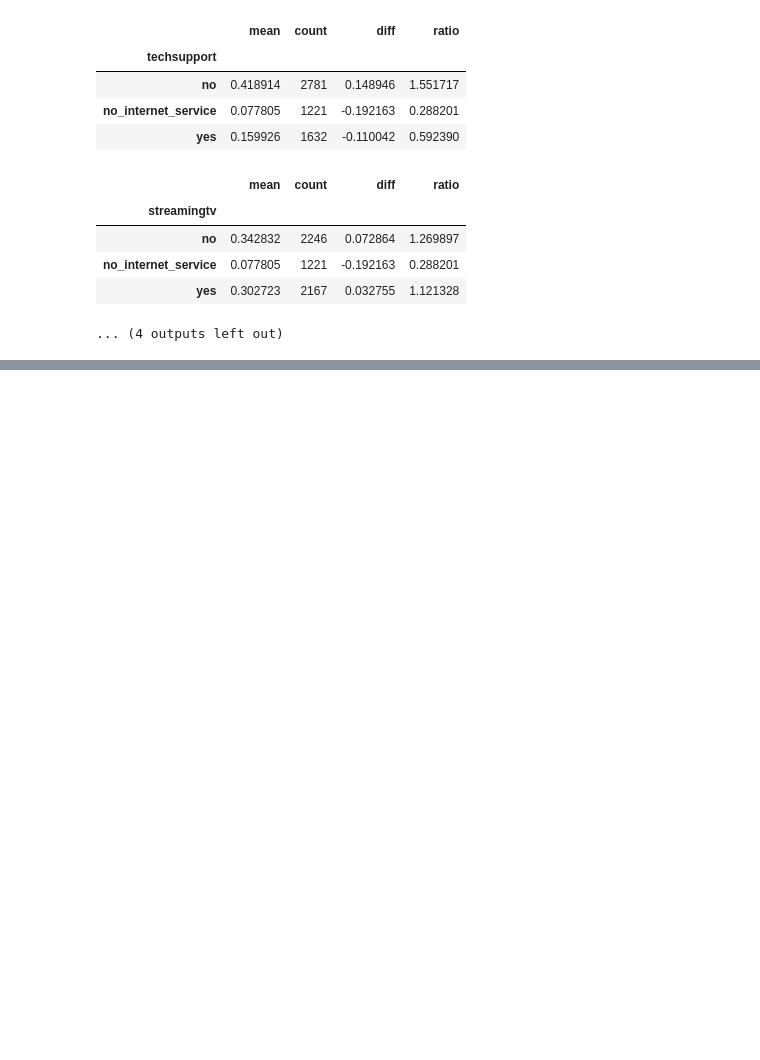
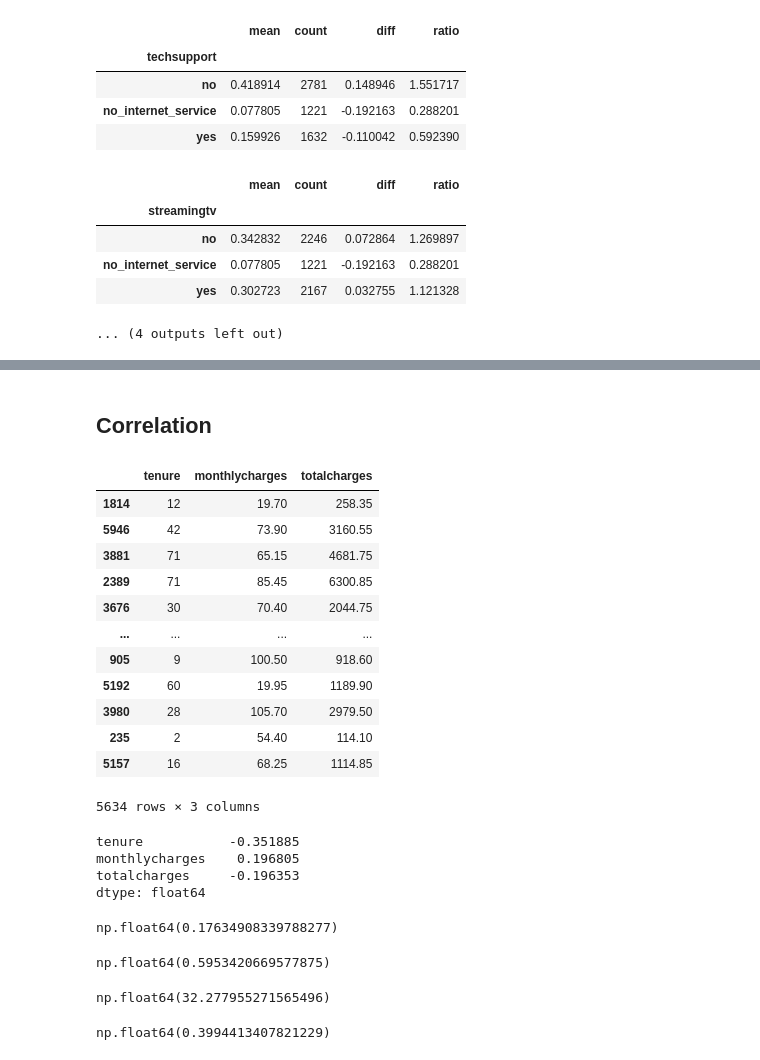
Before and after one commit to piotrswiecik/mlzoomcamp, a Jupyter notebook: various/churn.ipynb, the cells around one changed output, grey strips where cells are left out. Cells and saved outputs as stored; diff of their text form; code cells hidden in the pictures; blank space fills up the shorter version.

```diff
--- a/various/churn.ipynb
+++ b/various/churn.ipynb
@@ -453,0 +495,43 @@ for col in categorical:
+# %% [markdown]
+## Correlation
+# %%
+df_eda[numerical]
+# %% [output]
+|  | tenure | monthlycharges | totalcharges |
+| 1814 | 12 | 19.70 | 258.35 |
+| 5946 | 42 | 73.90 | 3160.55 |
+| 3881 | 71 | 65.15 | 4681.75 |
+| 2389 | 71 | 85.45 | 6300.85 |
+| 3676 | 30 | 70.40 | 2044.75 |
+| ... | ... | ... | ... |
+| 905 | 9 | 100.50 | 918.60 |
+| 5192 | 60 | 19.95 | 1189.90 |
+| 3980 | 28 | 105.70 | 2979.50 |
+| 235 | 2 | 54.40 | 114.10 |
+| 5157 | 16 | 68.25 | 1114.85 |
+5634 rows × 3 columns
+# %%
+df_eda[numerical].corrwith(df_full_train.churn)
+# %% [output]
+tenure           -0.351885
+monthlycharges    0.196805
+totalcharges     -0.196353
+dtype: float64
+# %%
+df_eda[df_eda.tenure > 12].churn.mean()
+# %% [output]
+np.float64(0.17634908339788277)
+# %%
+df_eda[df_eda.tenure <= 2].churn.mean() # high churn for short term customers
+# %% [output]
+np.float64(0.5953420669577875)
+# %%
+df_eda.tenure.mean()
+# %% [output]
+np.float64(32.277955271565496)
+# %%
+# staying for one year at minimum is a good predictor of churn
+
+df_eda[(df_eda.tenure > 2) & (df_eda.tenure <= 12)].churn.mean()
+# %% [output]
+np.float64(0.3994413407821229)
```
Also changed, not shown: parts of 27 cells of this notebook.
